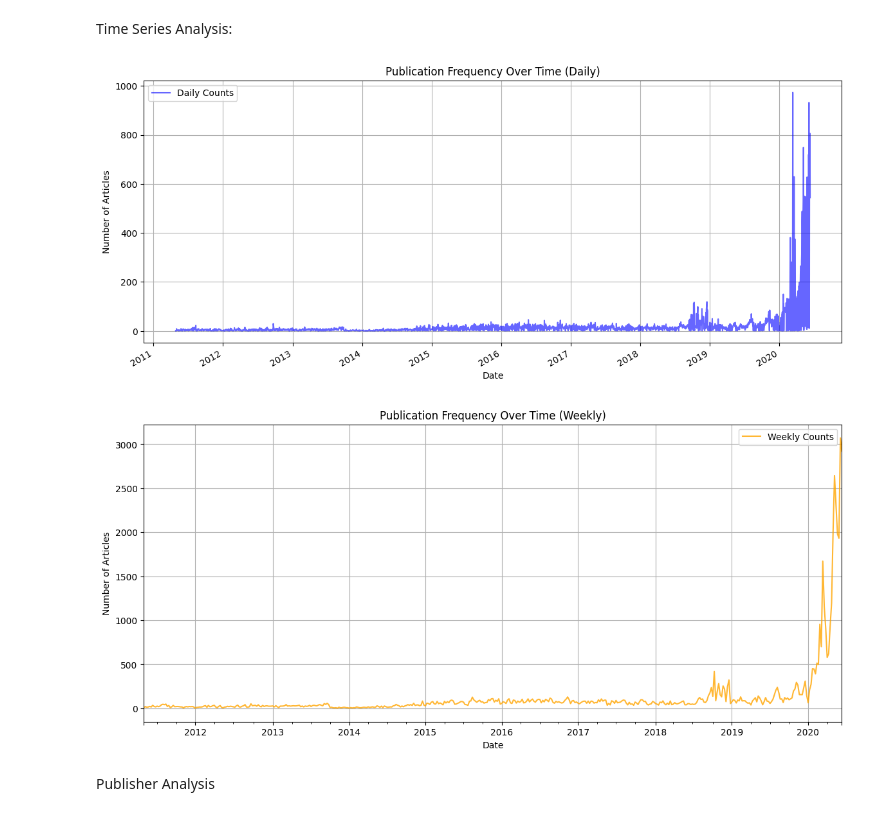
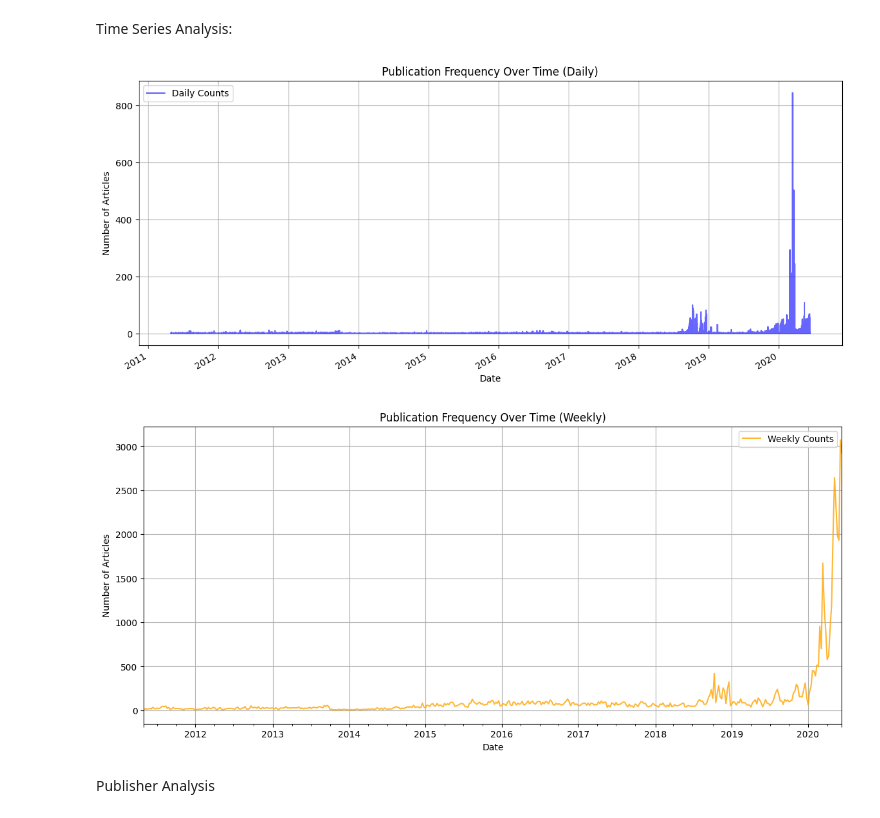
Before and after one commit to AregawiF/financial-news-sentiment-analysis, a Jupyter notebook: notebooks/Exploratory_data_analysis.ipynb, the cells around one changed output. Saved outputs shown, nothing was run; the diff lists cells and outputs as text; code cells hidden in the pictures.

```diff
--- a/notebooks/eda.ipynb
+++ b/notebooks/Exploratory_data_analysis.ipynb
@@ -114,14 +71,3 @@ Friday        9381
 Saturday       267
 Sunday         436
 Name: count, dtype: int64
-# %%
-from textblob import TextBlob
-
-# Apply sentiment analysis to the headlines
-df['sentiment_polarity'] = df['headline'].apply(lambda x: TextBlob(x).sentiment.polarity)
-df['sentiment_category'] = df['sentiment_polarity'].apply(
-    lambda x: 'positive' if x > 0 else ('negative' if x < 0 else 'neutral')
-)
-
-# Display sentiment statistics
-print(df['sentiment_category'].value_counts())
@@ -136,19 +73,0 @@ Preprocess the data
-# %%
-import nltk
-from nltk.corpus import stopwords
-import string
-
-# Download stopwords
-nltk.download('stopwords')
-stop_words = set(stopwords.words('english'))
-
-# Text preprocessing function
-def preprocess_text(text):
-    text = text.lower()
-    text = text.translate(str.maketrans('', '', string.punctuation))  # Remove punctuation
-    tokens = text.split()
-    tokens = [word for word in tokens if word not in stop_words]  # Remove stopwords
-    return " ".join(tokens)
-
-# Apply preprocessing to the headlines
-df['cleaned_headline'] = df['headline'].apply(preprocess_text)
@@ -161,13 +73,0 @@ perform sentiment analysis
-# %%
-from nltk.sentiment import SentimentIntensityAnalyzer
-
-# Initialize VADER
-nltk.download('vader_lexicon')
-sia = SentimentIntensityAnalyzer()
-
-# Calculate sentiment
-df['sentiment_score'] = df['cleaned_headline'].apply(lambda x: sia.polarity_scores(x)['compound'])
-df['sentiment_label'] = df['sentiment_score'].apply(lambda x: 'positive' if x > 0 else ('negative' if x < 0 else 'neutral'))
-
-# Display sentiment statistics
-print(df['sentiment_label'].value_counts())
@@ -248,35 +84,35 @@ Name: entities, dtype: object
 Time Series Analysis:
 # %%
 # Group by publication date and count articles
-daily_counts = df.groupby('publication_date').size()
+daily_counts = df.groupby('date').size()
 
 # Convert index to DatetimeIndex for resampling
 daily_counts.index = pd.to_datetime(daily_counts.index)
 
 # Resample to get weekly trends
 weekly_counts = daily_counts.resample('W').sum()
 
 # Plot daily trends
 plt.figure(figsize=(14, 6))
 daily_counts.plot(kind='line', label='Daily Counts', color='blue', alpha=0.6)
 plt.title('Publication Frequency Over Time (Daily)')
 plt.xlabel('Date')
 plt.ylabel('Number of Articles')
 plt.grid(True)
 plt.legend()
 plt.show()
 
 # Plot weekly trends for smoother view
 plt.figure(figsize=(14, 6))
 weekly_counts.plot(kind='line', label='Weekly Counts', color='orange', alpha=0.8)
 plt.title('Publication Frequency Over Time (Weekly)')
 plt.xlabel('Date')
 plt.ylabel('Number of Articles')
 plt.grid(True)
 plt.legend()
 plt.show()
 # %% [output]
-[figure, old version]
+[figure, new version]
 [figure]
 # %% [markdown]
 Publisher Analysis
```
Also changed, not shown: parts of 19 cells of this notebook, 3 other files.
